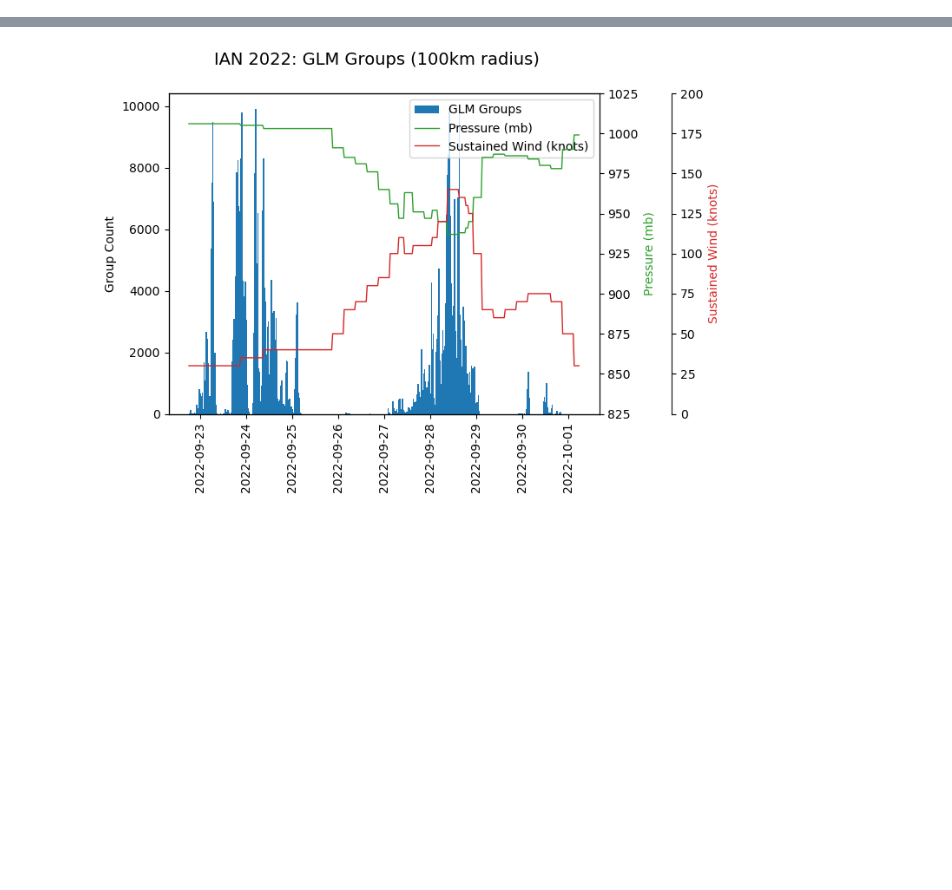
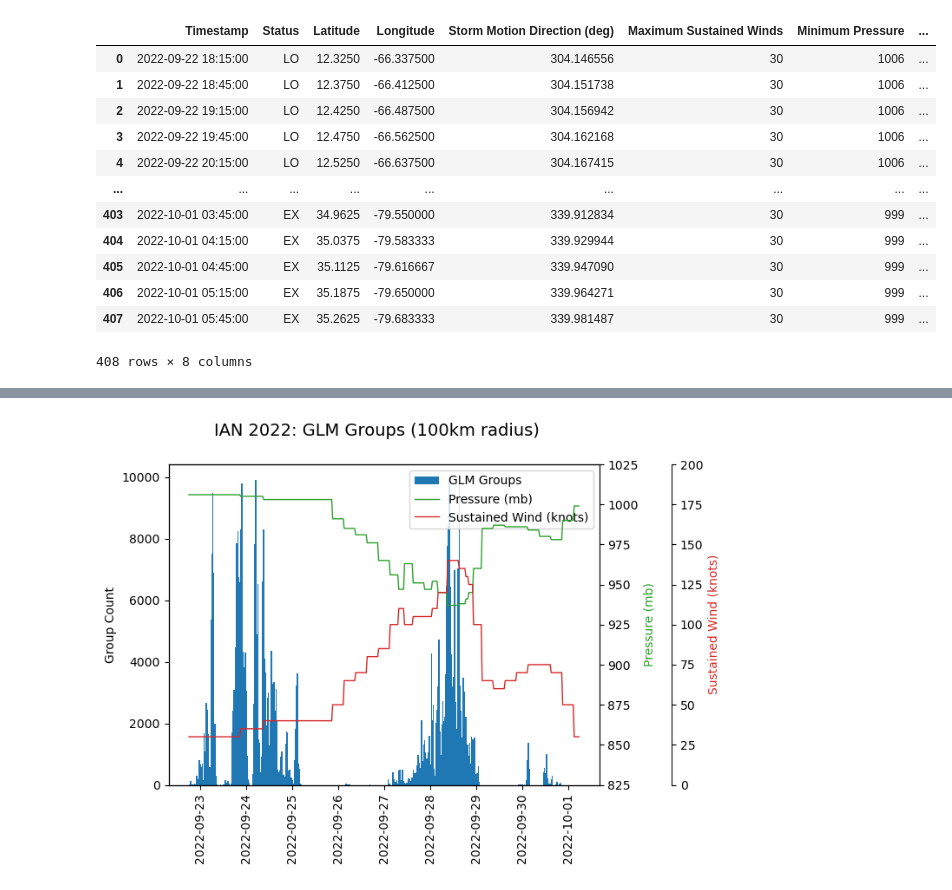
Before and after one commit to ajmell7/category-v, a Jupyter notebook: histogram_plotting.ipynb, the cells around one changed output, grey strips where cells are left out. Saved outputs shown, nothing was run; the diff lists cells and outputs as text; code cells hidden in the pictures; blank space fills up the shorter version.

```diff
--- a/histogram_plotting.ipynb
+++ b/histogram_plotting.ipynb
@@ -12,10 +15,10 @@ from helpers import (
 # %%
-all_hurricanes = pd.read_csv("data/global/hurricane/atl_hurricane_list_20210101_20231231.csv")
+def pull_hurricane_data(hurricane_name):
+    # Select specific hurricane and pull corresponding data
+    specific_hurricane = all_hurricanes[all_hurricanes['name'] == hurricane_name]
+    hurricane_code = specific_hurricane['code'].values[0]
+    hurricane_year = specific_hurricane['year'].values[0]
 
-hurricane_name = "IAN"
-specific_hurricane = all_hurricanes[all_hurricanes['name'] == hurricane_name]
-hurricane_code = specific_hurricane['code'].values[0]
-hurricane_year = specific_hurricane['year'].values[0]
-
-glm_df = pd.read_csv(f"data/storms/{hurricane_name}_{hurricane_year}/glm/groups.csv", parse_dates=['Group Time'])
-best_track_df = pd.read_csv(f'data/storms/{hurricane_name}_{hurricane_year}/hurricane/besttrack.csv', parse_dates=['Timestamp'])
+    glm_df = pd.read_csv(f"data/storms/{hurricane_name}_{hurricane_year}/glm/groups.csv", parse_dates=['Group Time'])
+    best_track_df = pd.read_csv(f'data/storms/{hurricane_name}_{hurricane_year}/hurricane/besttrack.csv', parse_dates=['Timestamp'])
+    return hurricane_code, hurricane_year, glm_df, best_track_df
@@ -22 +44,17 @@ best_track_df = pd.read_csv(f'data/storms/{hurricane_name}_{hurricane_year}/hurr
+# %%
+best_track_df
+# %% [output]
+|  | Timestamp | Status | Latitude | Longitude | Storm Motion Direction (deg) | Maximum Sustained Winds | Minimum Pressure | ... |
+| 0 | 2022-09-22 18:15:00 | LO | 12.3250 | -66.337500 | 304.146556 | 30 | 1006 | ... |
+| 1 | 2022-09-22 18:45:00 | LO | 12.3750 | -66.412500 | 304.151738 | 30 | 1006 | ... |
+| 2 | 2022-09-22 19:15:00 | LO | 12.4250 | -66.487500 | 304.156942 | 30 | 1006 | ... |
+| 3 | 2022-09-22 19:45:00 | LO | 12.4750 | -66.562500 | 304.162168 | 30 | 1006 | ... |
+| 4 | 2022-09-22 20:15:00 | LO | 12.5250 | -66.637500 | 304.167415 | 30 | 1006 | ... |
+| ... | ... | ... | ... | ... | ... | ... | ... | ... |
+| 403 | 2022-10-01 03:45:00 | EX | 34.9625 | -79.550000 | 339.912834 | 30 | 999 | ... |
+| 404 | 2022-10-01 04:15:00 | EX | 35.0375 | -79.583333 | 339.929944 | 30 | 999 | ... |
+| 405 | 2022-10-01 04:45:00 | EX | 35.1125 | -79.616667 | 339.947090 | 30 | 999 | ... |
+| 406 | 2022-10-01 05:15:00 | EX | 35.1875 | -79.650000 | 339.964271 | 30 | 999 | ... |
+| 407 | 2022-10-01 05:45:00 | EX | 35.2625 | -79.683333 | 339.981487 | 30 | 999 | ... |
+408 rows × 8 columns
 # %%
```
Also changed, not shown: parts of 11 cells of this notebook, 1 other file.
